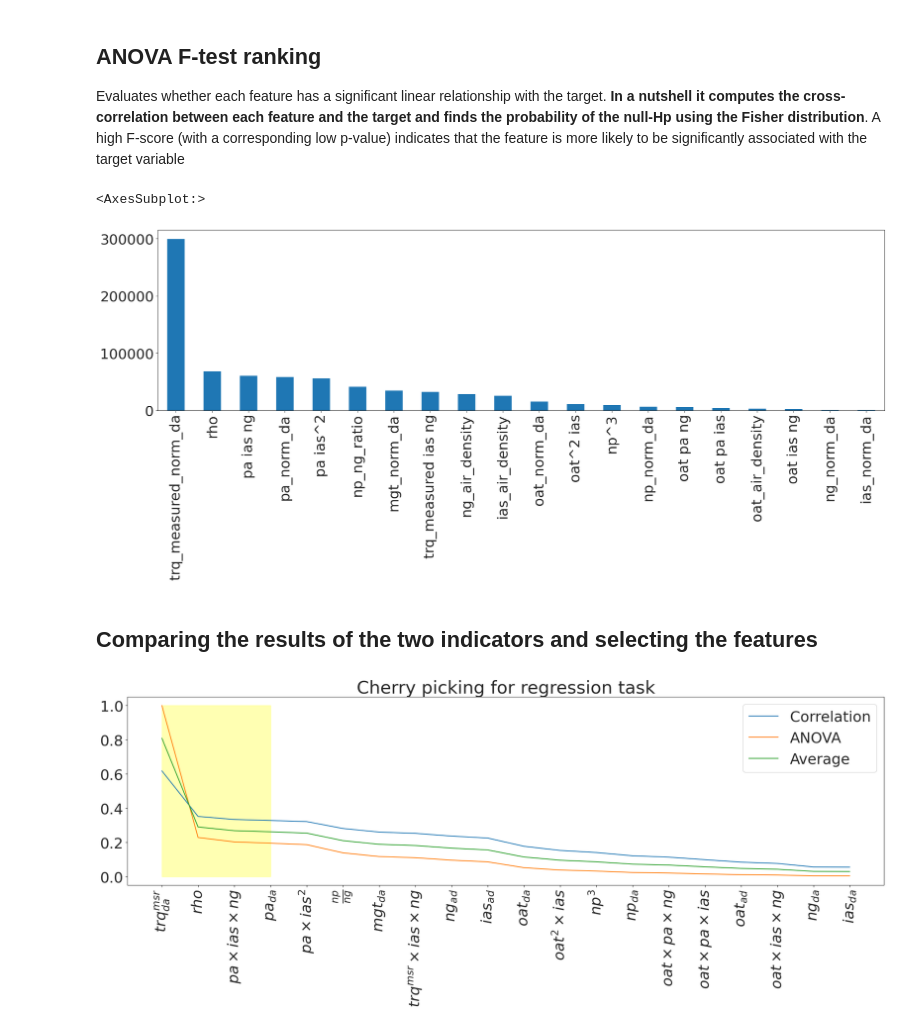
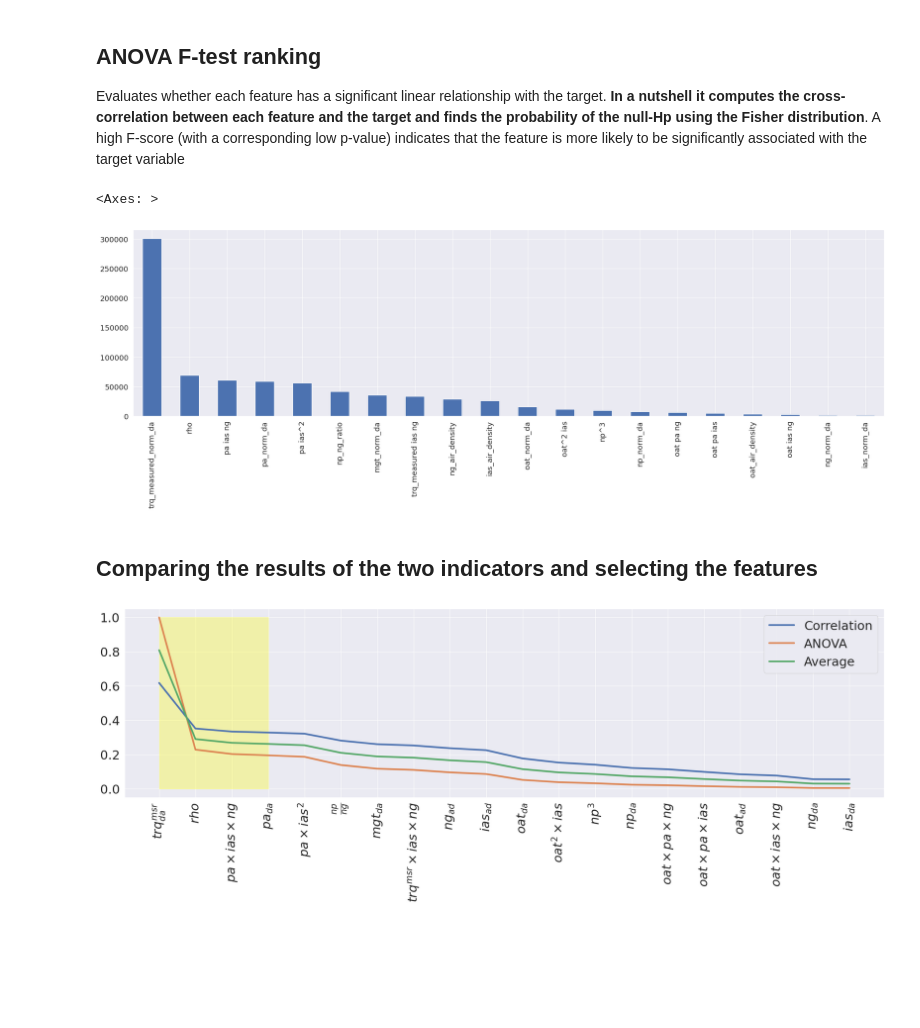
Before and after one commit to MrPio/PHM_North_America_2024_Challenge, a Jupyter notebook: 1-data_preprocessing/1.5-Cherry_Picking_For_Regression.ipynb, the cells around one changed output. Saved outputs shown, nothing was run; the diff lists cells and outputs as text; code cells hidden in the pictures; blank space fills up the shorter version.

```diff
--- a/1-data_preprocessing/1.5-Cherry_Picking_For_Regression.ipynb
+++ b/1-data_preprocessing/1.5-Cherry_Picking_For_Regression.ipynb
@@ -11,8 +11,7 @@ from sklearn.feature_selection import f_regression
 sys.path.insert(0, os.path.abspath(os.path.join(os.getcwd(), "..")))
 from src import read_dataset, to_latex
 
-plt.rcParams.update({'font.size': 26})
-sns.set_style('ticks')
+sns.set_theme("paper", font_scale=2.5)
 # %%
 # 3s
 train_x, train_y = read_dataset(stage='preprocessed')
@@ -47,26 +46,26 @@ F, p_values = f_regression(train_x.drop(base_features, axis=1), train['trq_margi
 f_scores = pd.Series(F, index=train_x.drop(base_features, axis=1).columns).sort_values(ascending=False)
 f_scores.plot(kind='bar', figsize=(24, 6))
 # %% [output]
-<AxesSubplot:>
+<Axes: >
-[figure, old version]
+[figure, new version]
 # %% [markdown]
 ## Comparing the results of the two indicators and selecting the features
 # %%
 # 1s
 features_to_keep = 4  # 3 <-- More interpretable
 result1 = np.abs(target_correlations)
 result2 = f_scores / f_scores.max()
 mean_result = (result1 + result2) / 2
 result = (pd.DataFrame({'Correlation': result1, 'ANOVA': result2, 'Average': mean_result})
           .sort_values(by='Average', ascending=False))
-ax = result.plot(kind='line', figsize=(24, 6))
+ax = result.plot(kind='line', figsize=(24, 6), linewidth=3)
 ax.set_xticks(range(len(result.index)))
 ax.set_xticklabels(map(to_latex, result.index), rotation=90)
 ax.fill_between(range(features_to_keep), 1, alpha=0.3, color='yellow')
-ax.set_title('Cherry picking for the regression task')
+# ax.set_title('Cherry picking for the regression task')
 plt.show()
 # %% [output]
-[figure, old version]
+[figure, new version]
 # %%
 # 7s
 os.makedirs('../dataset/2-regression', exist_ok=True)
```
Also changed, not shown: parts of 2 cells of this notebook, 9 other files.
